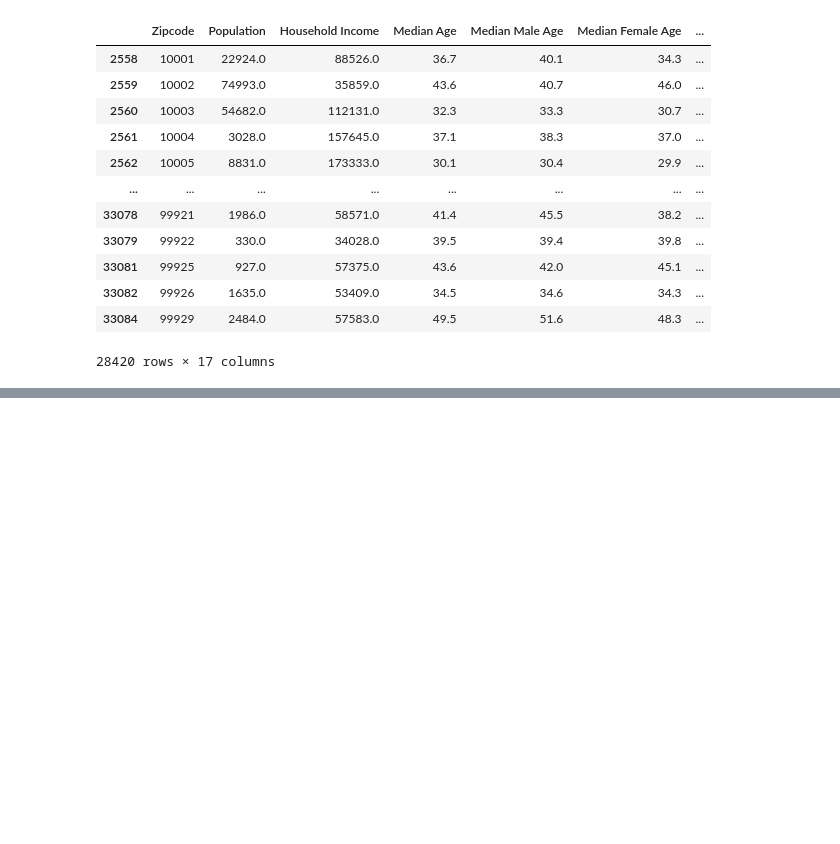
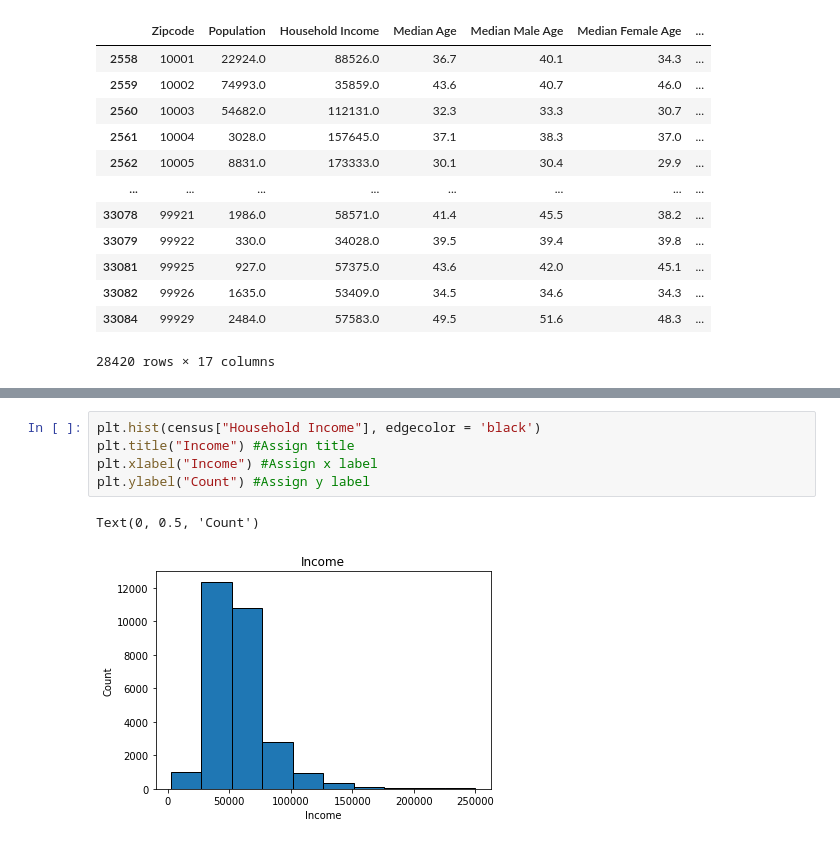
Before and after one commit to pnisenson/marvel-star, a Jupyter notebook: Zscores calculation.ipynb, the cells around one changed output, grey strips where cells are left out. Saved outputs shown, nothing was run; the diff lists cells and outputs as text; blank space fills up the shorter version.

```diff
--- a/Zscores calculation.ipynb
+++ b/Zscores calculation.ipynb
@@ -144,0 +155,8 @@ census.drop(["state_name"], axis=1)
+# %%
+plt.hist(census["Household Income"], edgecolor = 'black')
+plt.title("Income") #Assign title
+plt.xlabel("Income") #Assign x label
+plt.ylabel("Count") #Assign y label
+# %% [output]
+Text(0, 0.5, 'Count')
+[figure, added]
```
Also changed, not shown: parts of 8 cells of this notebook, 3 other files.
